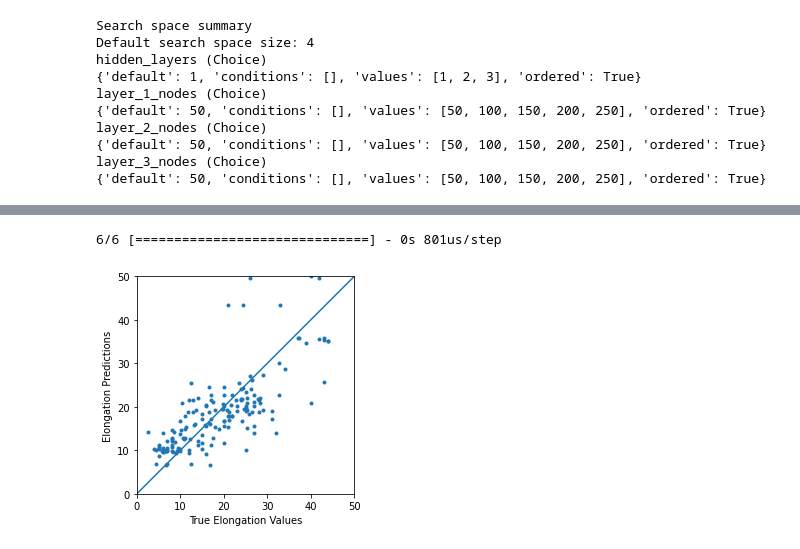
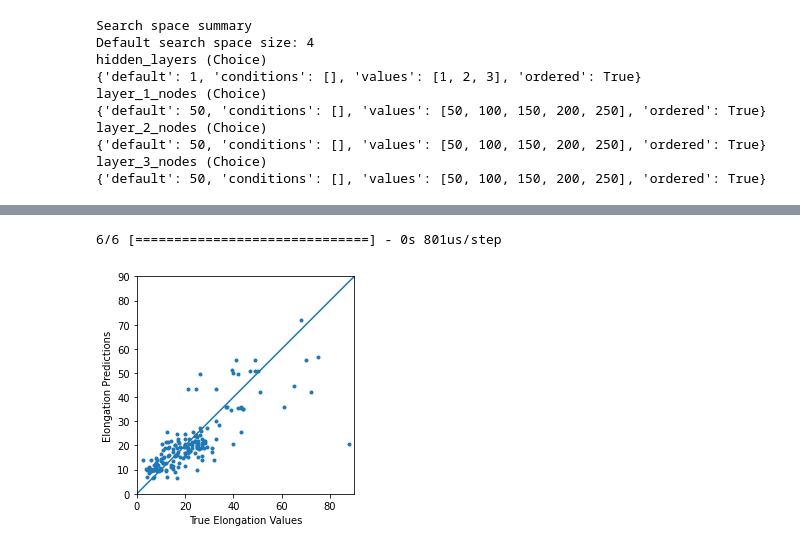
Before and after one commit to Mackus101/Nickel_NN, a Jupyter notebook: Elongation_NN_regression.ipynb, the cells around one changed output, grey strips where cells are left out. Saved outputs shown, nothing was run; the diff lists cells and outputs as text; code cells hidden in the pictures.

```diff
--- a/Elongation_NN_regression.ipynb
+++ b/Elongation_NN_regression.ipynb
@@ -231,15 +171,17 @@ hf.plot_loss(history)
 # %%
+elong_model = tf.keras.models.load_model("models/elong_model")
+
 test_predictions = elong_model.predict(elong_test_features).flatten()
 
 a = plt.axes(aspect='equal')
 plt.scatter(elong_test_labels, test_predictions, marker=".")
 plt.xlabel('True Elongation Values')
 plt.ylabel('Elongation Predictions')
-lims = [0, 50]
+lims = [0, 90]
 plt.xlim(lims)
 plt.ylim(lims)
 _ = plt.plot(lims, lims)
-plt.savefig("pictures/yield_model.pdf")
+plt.savefig("pictures/elong_model.pdf", bbox_inches='tight')
 # %% [output]
 6/6 [==============================] - 0s 801us/step
-[figure, old version]
+[figure, new version]
```
Also changed, not shown: parts of 10 cells of this notebook, 11 other files.
